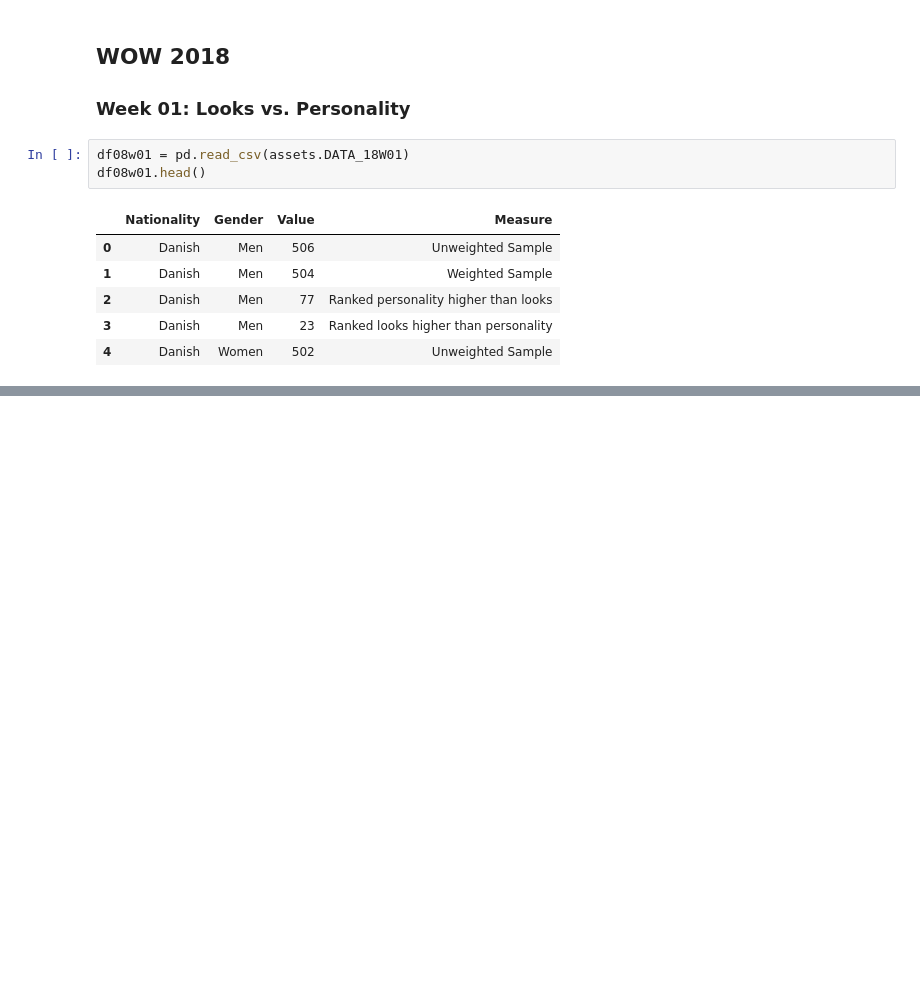
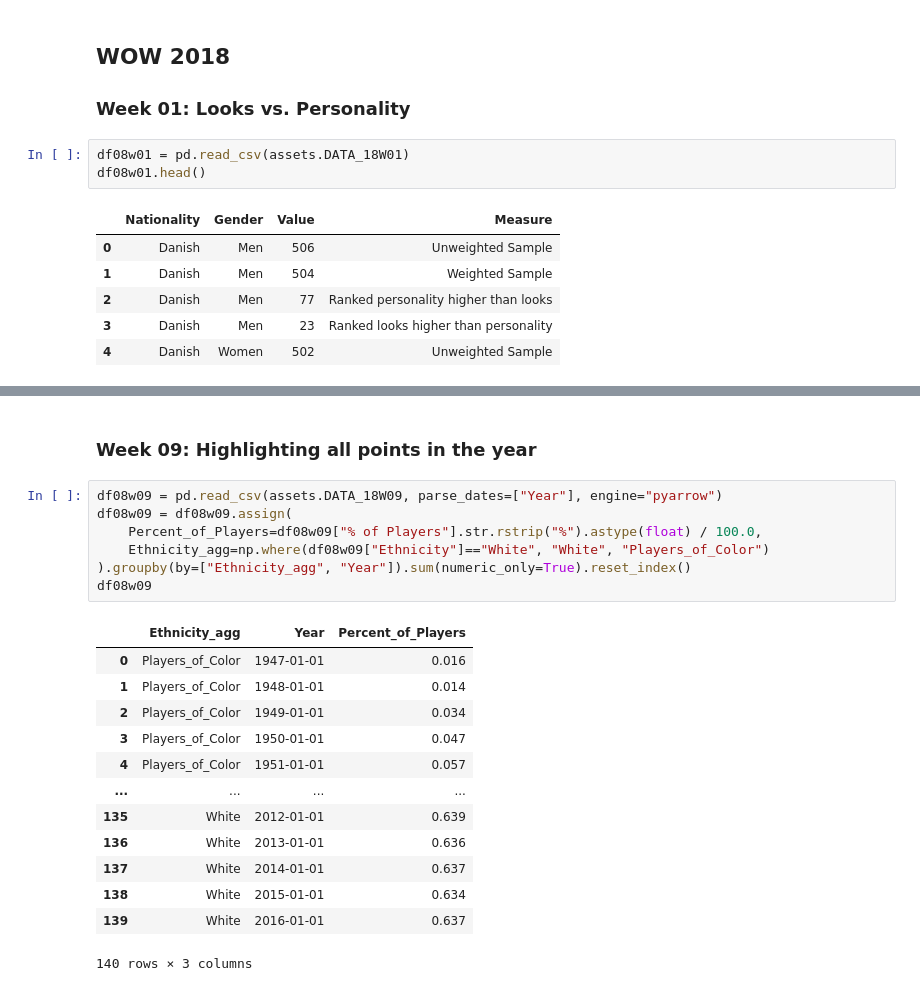
Before and after one commit to chenyulue/wow, a Jupyter notebook: wow-altair.ipynb, the cells around one changed output, grey strips where cells are left out. Cells and saved outputs as stored; diff of their text form; blank space fills up the shorter version.

Commit message:
wow18,week 9 @ wow-altair

```diff
--- a/wow-altair.ipynb
+++ b/wow-altair.ipynb
@@ -185,3 +189,26 @@ alt.layer(
 )
 # %% [output]
 [interactive output not drawn]
+# %% [markdown]
+### Week 09: Highlighting all points in the year
+# %%
+df08w09 = pd.read_csv(assets.DATA_18W09, parse_dates=["Year"], engine="pyarrow")
+df08w09 = df08w09.assign(
+    Percent_of_Players=df08w09["% of Players"].str.rstrip("%").astype(float) / 100.0,
+    Ethnicity_agg=np.where(df08w09["Ethnicity"]=="White", "White", "Players_of_Color")
+).groupby(by=["Ethnicity_agg", "Year"]).sum(numeric_only=True).reset_index()
+df08w09
+# %% [output]
+|  | Ethnicity_agg | Year | Percent_of_Players |
+| 0 | Players_of_Color | 1947-01-01 | 0.016 |
+| 1 | Players_of_Color | 1948-01-01 | 0.014 |
+| 2 | Players_of_Color | 1949-01-01 | 0.034 |
+| 3 | Players_of_Color | 1950-01-01 | 0.047 |
+| 4 | Players_of_Color | 1951-01-01 | 0.057 |
+| ... | ... | ... | ... |
+| 135 | White | 2012-01-01 | 0.639 |
+| 136 | White | 2013-01-01 | 0.636 |
+| 137 | White | 2014-01-01 | 0.637 |
+| 138 | White | 2015-01-01 | 0.634 |
+| 139 | White | 2016-01-01 | 0.637 |
+140 rows × 3 columns
```
Also changed, not shown: parts of 3 cells of this notebook.
